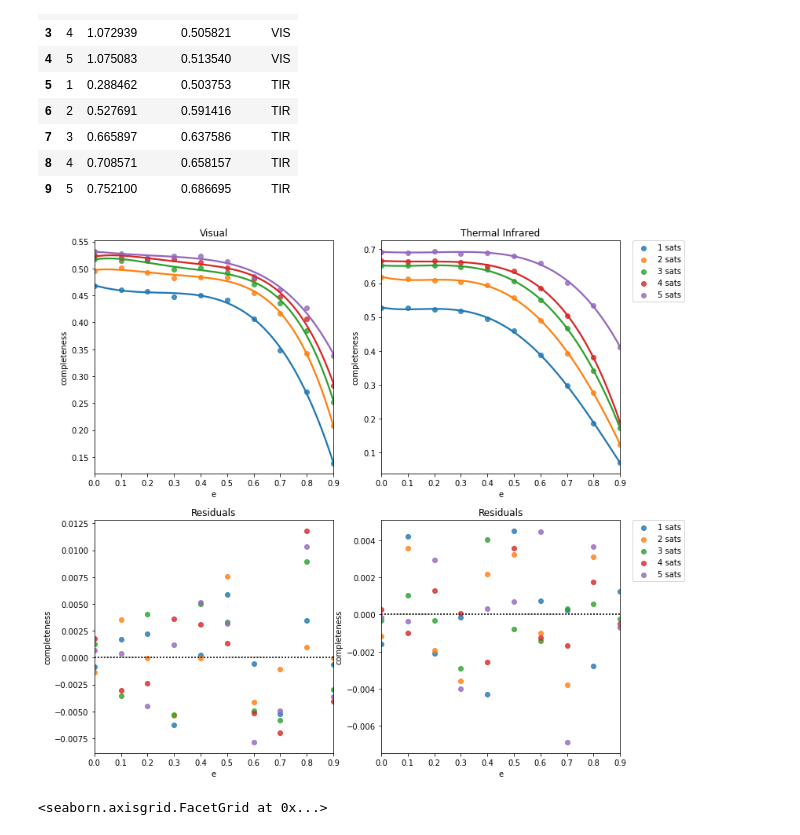
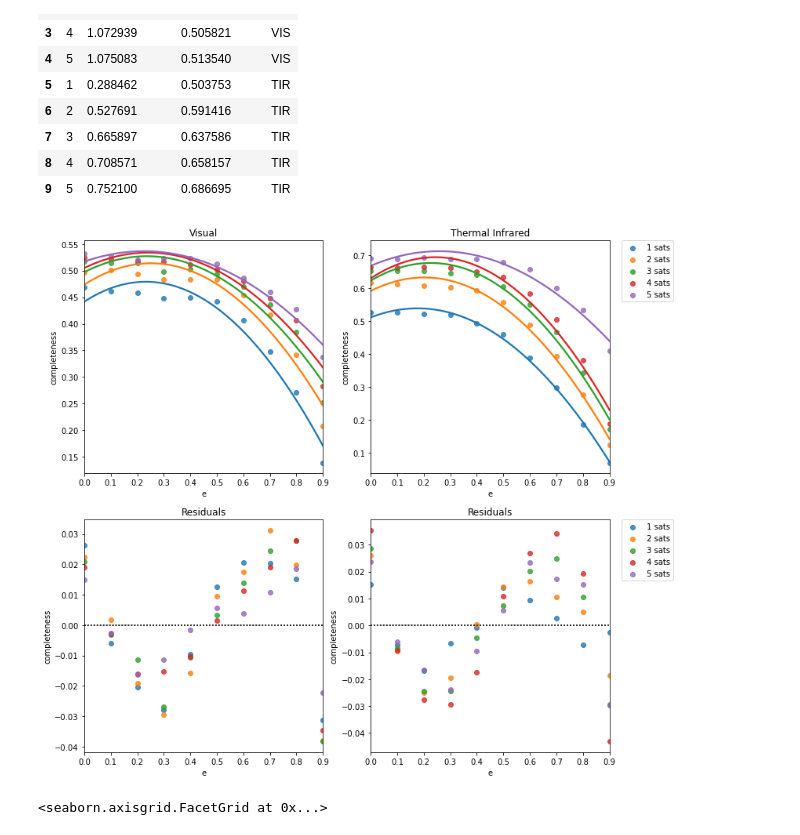
Before and after one commit to ArjanVermeulen97/thesis, a Jupyter notebook: analysis/Exploratory research.ipynb, the cells around one changed output. Saved outputs shown, nothing was run; the diff lists cells and outputs as text; code cells hidden in the pictures.

```diff
--- a/analysis/Exploratory research.ipynb
+++ b/analysis/Exploratory research.ipynb
@@ -131,31 +132,31 @@ df_a_fit
 # %%
 # Eccentricity
 fig_e, axes_e = plt.subplots(2, 2, figsize=(12, 12))
 for i in range(2):
     for j in range(2):
         axes_e[i][j].set_xlim((0.0, 0.9))
 
 axes_e[0][0].set_title('Visual')
 axes_e[0][1].set_title('Thermal Infrared')
 axes_e[1][0].set_title('Residuals')
 axes_e[1][1].set_title('Residuals')
 
 df_vis_e_grouped = df_vis_e.groupby(['n', 'e'])['completeness'].max().reset_index()
 df_tir_e_grouped = df_tir_e.groupby(['n', 'e'])['completeness'].max().reset_index()
 
 df_vis_e_grouped = df_vis_e_grouped[df_vis_e_grouped['n'] < 6]
 df_tir_e_grouped = df_tir_e_grouped[df_tir_e_grouped['n'] < 6]
 
 for i in range(1, int(max(df_tir_e_grouped['n']))+1):
-    sns.regplot(data=df_vis_e_grouped[df_tir_e_grouped['n'] == i], x='e', y='completeness', ax=axes_e[0][0], label=f"{i} sats", order=4, ci=0)
-    sns.regplot(data=df_tir_e_grouped[df_tir_e_grouped['n'] == i], x='e', y='completeness', ax=axes_e[0][1], label=f"{i} sats", order=4, ci=0)
-    sns.residplot(data=df_vis_e_grouped[df_vis_e_grouped['n'] == i], x='e', y='completeness', ax=axes_e[1][0], label=f"{i} sats", order=4)
-    sns.residplot(data=df_tir_e_grouped[df_tir_e_grouped['n'] == i], x='e', y='completeness', ax=axes_e[1][1], label=f"{i} sats", order=4)
+    sns.regplot(data=df_vis_e_grouped[df_tir_e_grouped['n'] == i], x='e', y='completeness', ax=axes_e[0][0], label=f"{i} sats", order=2, ci=0)
+    sns.regplot(data=df_tir_e_grouped[df_tir_e_grouped['n'] == i], x='e', y='completeness', ax=axes_e[0][1], label=f"{i} sats", order=2, ci=0)
+    sns.residplot(data=df_vis_e_grouped[df_vis_e_grouped['n'] == i], x='e', y='completeness', ax=axes_e[1][0], label=f"{i} sats", order=2)
+    sns.residplot(data=df_tir_e_grouped[df_tir_e_grouped['n'] == i], x='e', y='completeness', ax=axes_e[1][1], label=f"{i} sats", order=2)
 axes_e[0][1].legend(bbox_to_anchor=(1.05, 1), loc='upper left', borderaxespad=0)
 axes_e[1][1].legend(bbox_to_anchor=(1.05, 1), loc='upper left', borderaxespad=0)
 plt.show()
 # %% [output]
-[figure, old version]
+[figure, new version]
 # %%
 df_tir_e_grouped = df_tir_e.groupby(['n', 'e'])['completeness'].max().reset_index()
 df_merged_e = df_tir_e_grouped.merge(df_tir_e, how='left', on=['n', 'e', 'completeness'])
```
Also changed, not shown: parts of 3 cells of this notebook, 33 other files.
